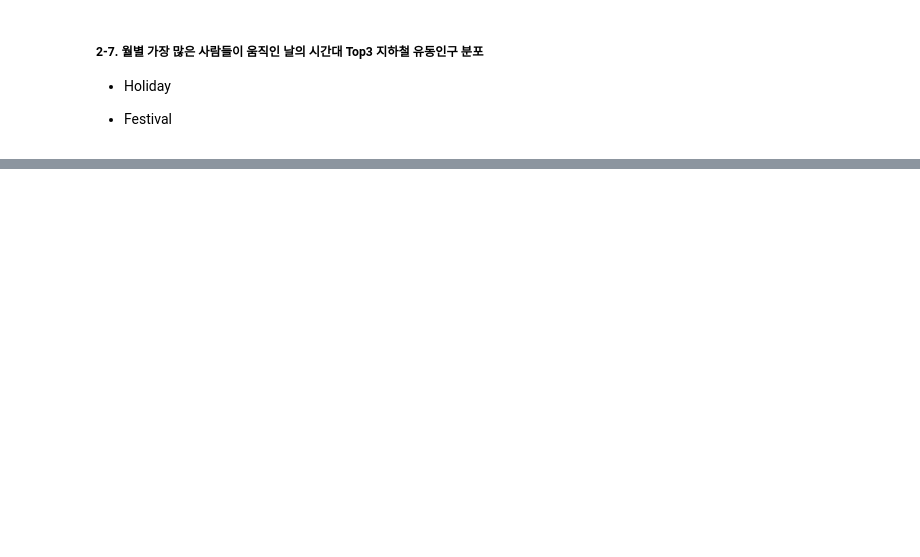
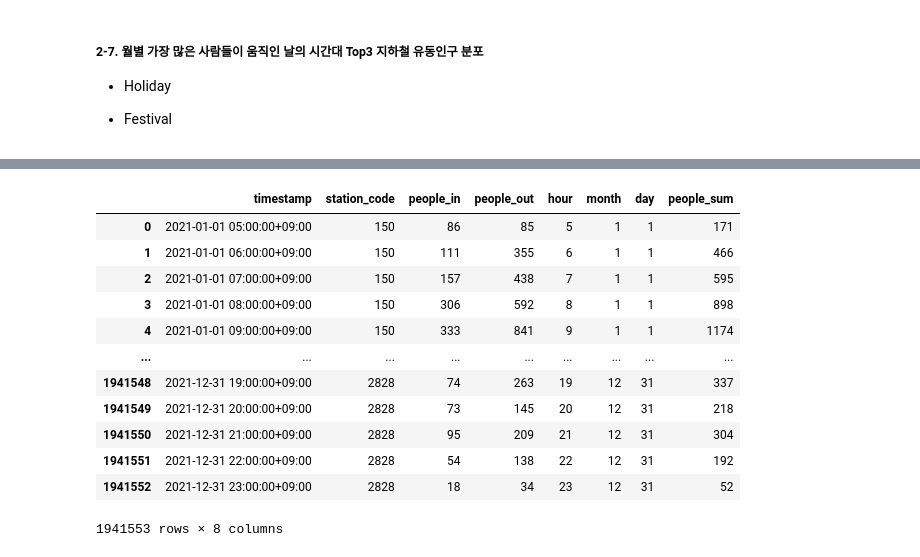
Before and after one commit to KimHyoJun99/LIKELION_AI, a Jupyter notebook: Data_TIL/Practice/metro.ipynb, the cells around one changed output, grey strips where cells are left out. Drawn from its saved outputs; the diff is of its cells as text; code cells hidden in the pictures; blank space fills up the shorter version.

```diff
--- a/Data_TIL/Practice/metro.ipynb
+++ b/Data_TIL/Practice/metro.ipynb
@@ -737,0 +769,19 @@ df_info_geo_add
+# %%
+df_logs["month"] = df_logs["timestamp"].dt.month
+df_logs["day"] = df_logs["timestamp"].dt.day
+df_logs["people_sum"] = df_logs["people_in"] + df_logs["people_out"]
+df_logs
+# %% [output]
+|  | timestamp | station_code | people_in | people_out | hour | month | day | people_sum |
+| 0 | 2021-01-01 05:00:00+09:00 | 150 | 86 | 85 | 5 | 1 | 1 | 171 |
+| 1 | 2021-01-01 06:00:00+09:00 | 150 | 111 | 355 | 6 | 1 | 1 | 466 |
+| 2 | 2021-01-01 07:00:00+09:00 | 150 | 157 | 438 | 7 | 1 | 1 | 595 |
+| 3 | 2021-01-01 08:00:00+09:00 | 150 | 306 | 592 | 8 | 1 | 1 | 898 |
+| 4 | 2021-01-01 09:00:00+09:00 | 150 | 333 | 841 | 9 | 1 | 1 | 1174 |
+| ... | ... | ... | ... | ... | ... | ... | ... | ... |
+| 1941548 | 2021-12-31 19:00:00+09:00 | 2828 | 74 | 263 | 19 | 12 | 31 | 337 |
+| 1941549 | 2021-12-31 20:00:00+09:00 | 2828 | 73 | 145 | 20 | 12 | 31 | 218 |
+| 1941550 | 2021-12-31 21:00:00+09:00 | 2828 | 95 | 209 | 21 | 12 | 31 | 304 |
+| 1941551 | 2021-12-31 22:00:00+09:00 | 2828 | 54 | 138 | 22 | 12 | 31 | 192 |
+| 1941552 | 2021-12-31 23:00:00+09:00 | 2828 | 18 | 34 | 23 | 12 | 31 | 52 |
+1941553 rows × 8 columns
```
Also changed, not shown: parts of 23 cells of this notebook.
